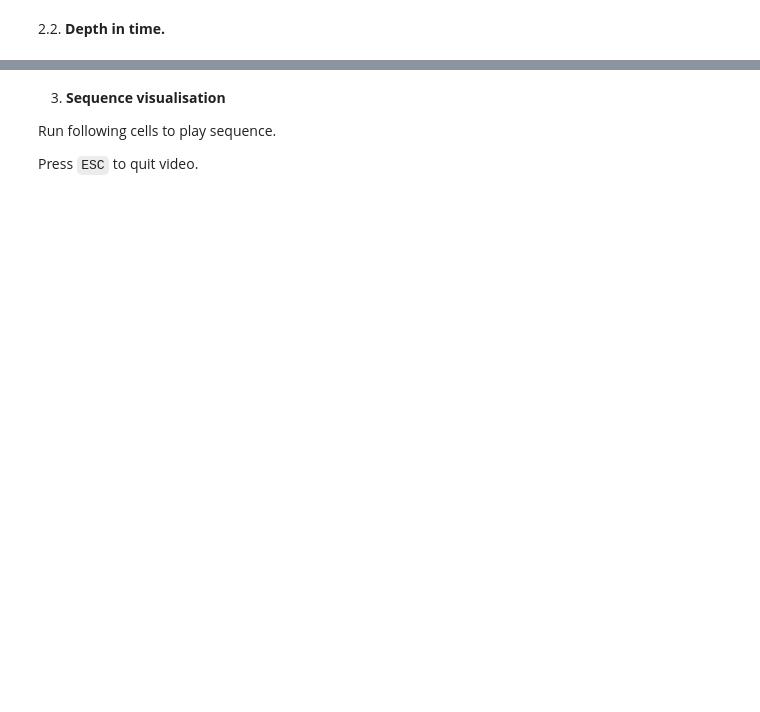
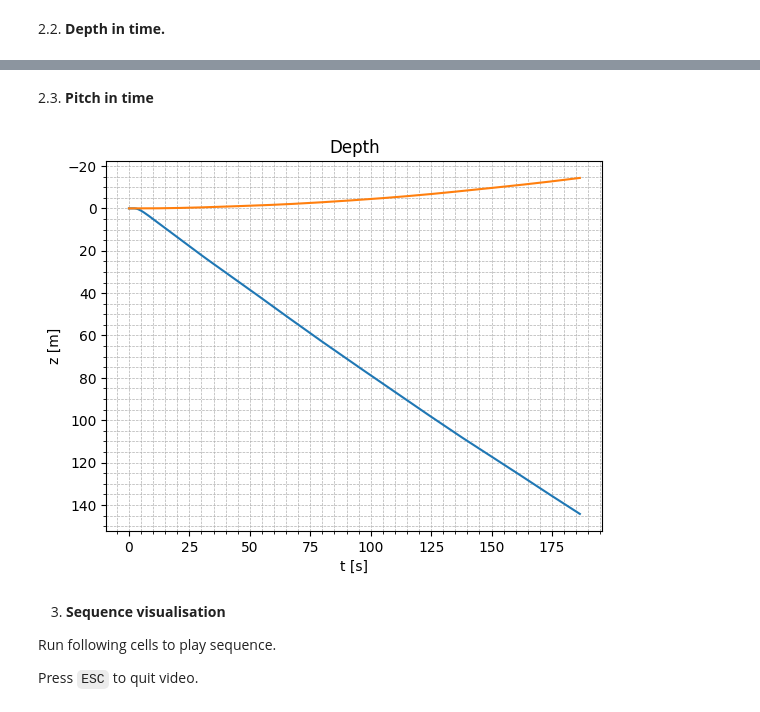
Before and after one commit to MarcinJanis/ROV-ROS2, a Jupyter notebook: dataset/notebooks/sequence_visualisation.ipynb, the cells around one changed output, grey strips where cells are left out. Cells and saved outputs as stored; diff of their text form; code cells hidden in the pictures; blank space fills up the shorter version.

```diff
--- a/dataset/notebooks/sequence_visualisation.ipynb
+++ b/dataset/notebooks/sequence_visualisation.ipynb
@@ -106,3 +109,18 @@ plt.show()
+# %% [markdown]
+2.3. **Pitch in time**
+# %%
+plt.figure()
+plt.plot(data[:samples_num_visu, h['t']], data[:samples_num_visu, h['pos_x']])
+plt.plot(data[:samples_num_visu, h['t']], data[:samples_num_visu, h['pos_y']])
+plt.title('Depth')
+plt.xlabel('t [s]')
+plt.ylabel('z [m]')
+plt.gca().invert_yaxis()
+plt.minorticks_on()
+plt.grid(True, which='both', linestyle='--', linewidth=0.5)
+plt.show()
+# %% [output]
+[figure, added]
 # %% [markdown]
 3. **Sequence visualisation**
 
```
Also changed, not shown: parts of 5 cells of this notebook, 4 other files.
